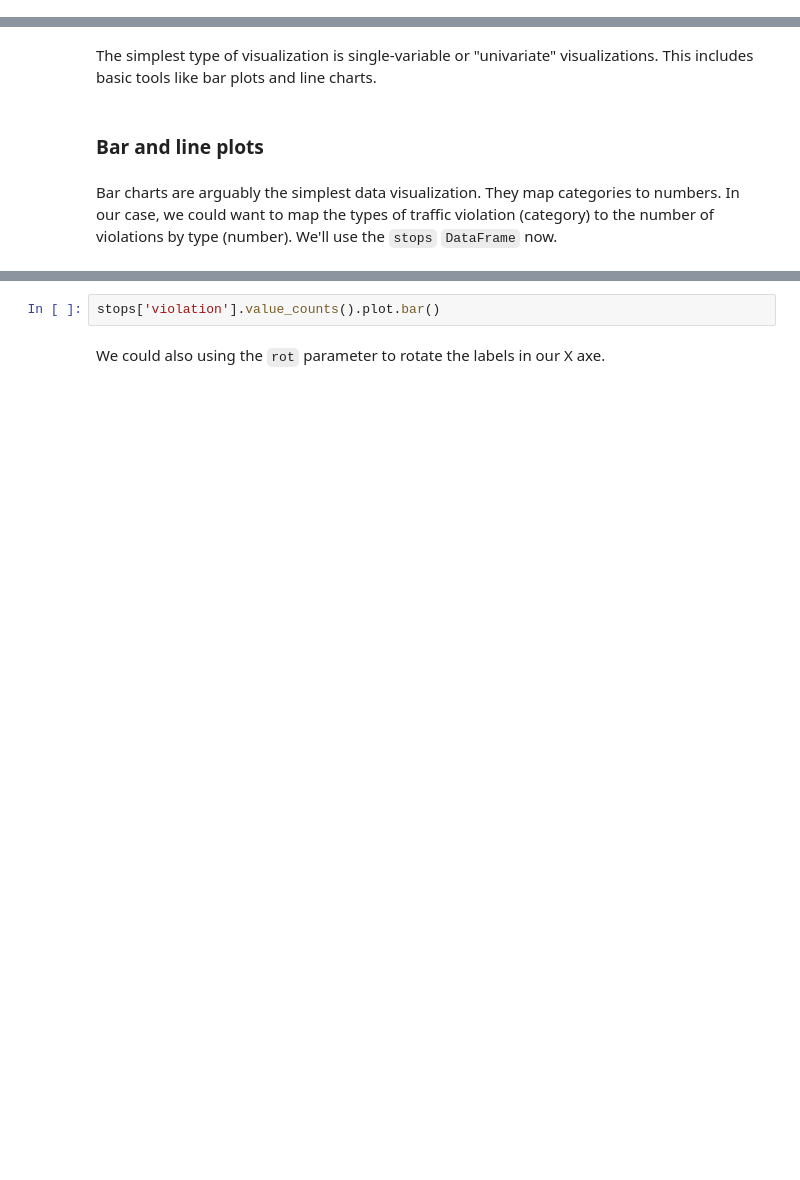
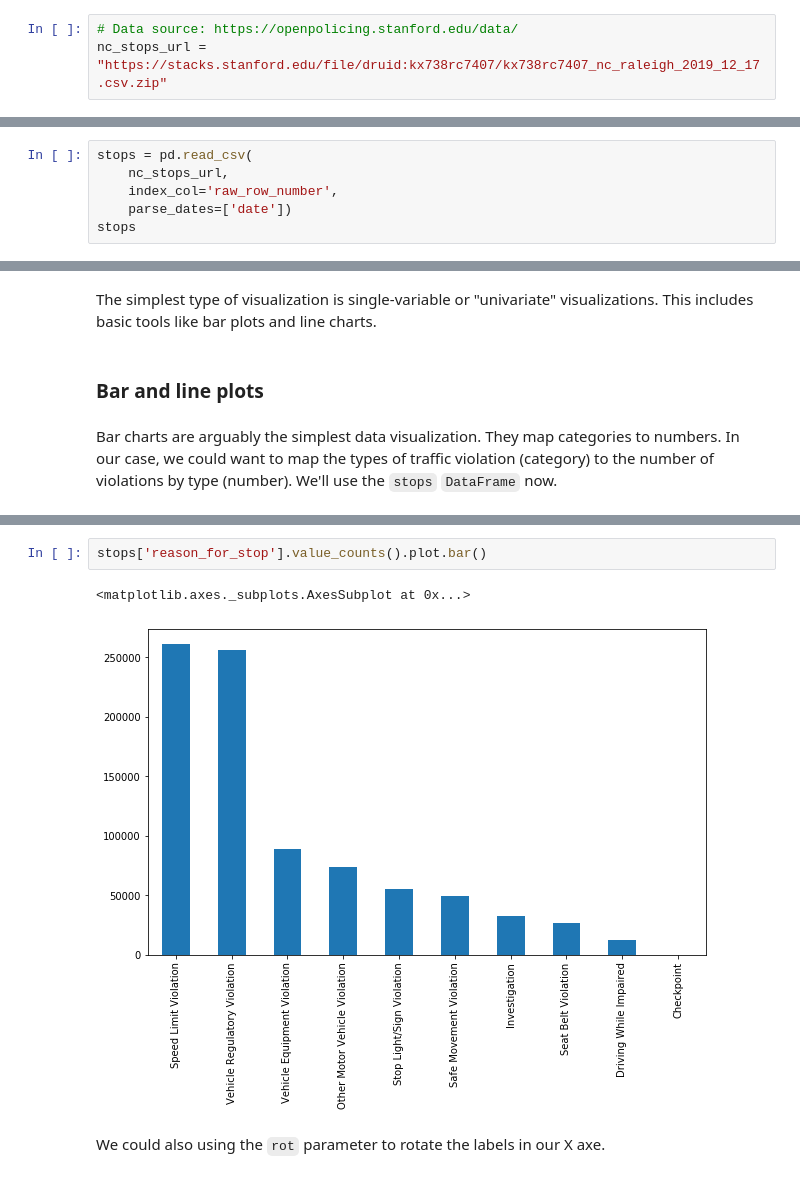
Before and after one commit to NCSU-Libraries/data-viz-workshops, a Jupyter notebook: Data_Vizualization_with_Python/data_visualization.ipynb, the cells around one changed output, grey strips where cells are left out. Drawn from its saved outputs; the diff is of its cells as text; blank space fills up the shorter version.

Commit message:
Switch to NC data, start rewriting content to match new data

```diff
--- a/Data_Vizualization_with_Python/data_visualization.ipynb
+++ b/Data_Vizualization_with_Python/data_visualization.ipynb
@@ -66,0 +59,3 @@ stops_by_county_url = 'https://github.com/cengel/R-data-viz/raw/master/data/MS_s
+# %%
+# Data source: https://openpolicing.stanford.edu/data/
+nc_stops_url = "https://stacks.stanford.edu/file/druid:kx738rc7407/kx738rc7407_nc_raleigh_2019_12_17.csv.zip"
@@ -77,0 +82,6 @@ stops
+# %%
+stops = pd.read_csv(
+    nc_stops_url,
+    index_col='raw_row_number',
+    parse_dates=['date'])
+stops
@@ -142,5 +264,8 @@ stops['violation'].value_counts()
 # %%
-stops['violation'].value_counts().plot.bar()
+stops['reason_for_stop'].value_counts().plot.bar()
+# %% [output]
+<matplotlib.axes._subplots.AxesSubplot at 0x...>
+[figure, added]
 # %% [markdown]
 We could also using the `rot` parameter to rotate the labels in our X axe.
 # %%
```
Also changed, not shown: parts of 34 cells of this notebook.
